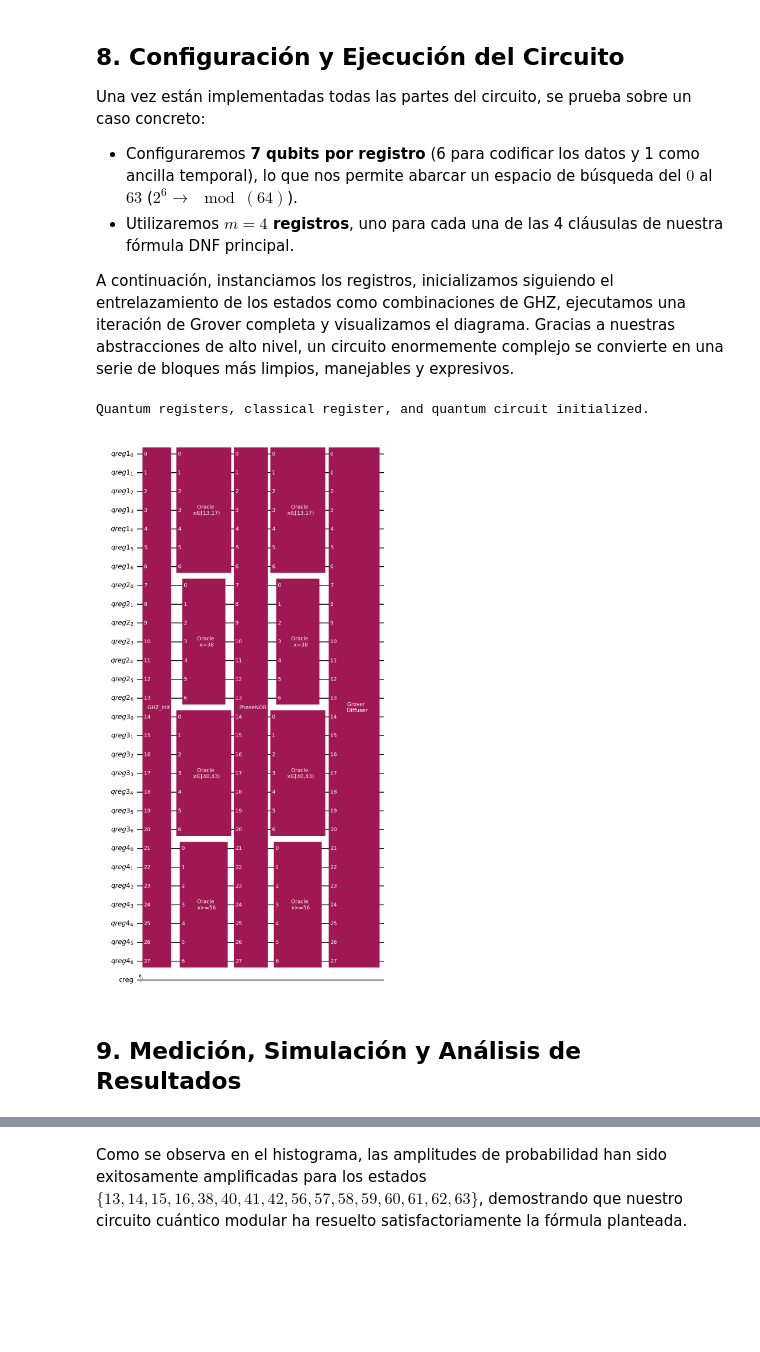
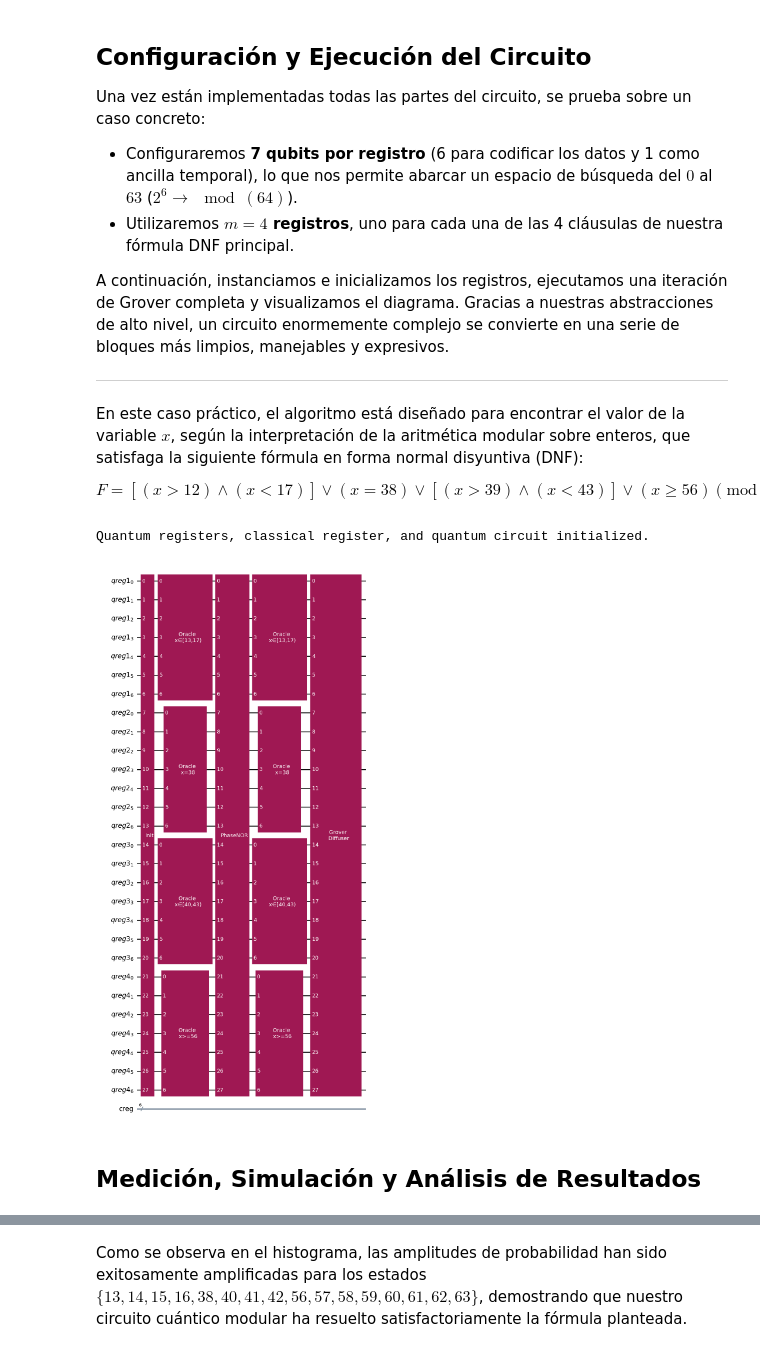
Before and after one commit to davidchs/programando-abstraccion-cuantica, a Jupyter notebook: notebooks/quantum-SMT-solver.ipynb, the cells around one changed output, grey strips where cells are left out. Saved outputs shown, nothing was run; the diff lists cells and outputs as text; code cells hidden in the pictures; blank space fills up the shorter version.

```diff
--- a/notebooks/quantum-SMT-solver.ipynb
+++ b/notebooks/quantum-SMT-solver.ipynb
@@ -94,31 +83,50 @@ def grover_iteration(main_circuit: QuantumCircuit, q_regs: list, qubits: int):
 
   return main_circuit
 # %% [markdown]
-## 8. Configuración y Ejecución del Circuito
+## Configuración y Ejecución del Circuito
 
 Una vez están implementadas todas las partes del circuito, se prueba sobre un caso concreto:
 
-* Configuraremos **7 qubits por registro** (6 para codificar los datos y 1 como ancilla temporal), lo que nos permite abarcar un espacio de búsqueda del $0$ al $63$ ($2^6→\mod(64)$).
+* Configuraremos **7 qubits por registro** (6 para codificar los datos y 1 como ancilla temporal), lo que nos permite abarcar un espacio de búsqueda del $0$ al $63$ ($2^6 \rightarrow\mod(64)$).
 * Utilizaremos **$m = 4$ registros**, uno para cada una de las 4 cláusulas de nuestra fórmula DNF principal.
 
-A continuación, instanciamos los registros, inicializamos siguiendo el entrelazamiento de los estados como combinaciones de GHZ, ejecutamos una iteración de Grover completa y visualizamos el diagrama. Gracias a nuestras abstracciones de alto nivel, un circuito enormemente complejo se convierte en una serie de bloques más limpios, manejables y expresivos.
+A continuación, instanciamos e inicializamos los registros, ejecutamos una iteración de Grover completa y visualizamos el diagrama. Gracias a nuestras abstracciones de alto nivel, un circuito enormemente complejo se convierte en una serie de bloques más limpios, manejables y expresivos.
+
+---
+
+En este caso práctico, el algoritmo está diseñado para encontrar el valor de la variable $x$, según la interpretación de la aritmética modular sobre enteros, que satisfaga la siguiente fórmula en forma normal disyuntiva (DNF):
+
+$$F = [(x > 12) \land (x < 17)] \lor (x = 38) \lor [(x > 39) \land (x < 43)] \lor (x \ge 56) \pmod{64}$$
 # %%
 qubits = 7 # Number of qubits in each register, including the ancilla
 m = 4 # Number of clauses (number of registers)
+k = 1 # Number of Grover iterations
+
+# List of oracles implemented as constraints
+# Beware that this implementation is manual, so the number of oracles and
+# registers must add up
+oracles = [None] * m
+oracles[0] = (oracle_interval(13, 17, qubits-1), 0)
+oracles[1] = (oracle_eq(38, qubits-1), 1)
+oracles[2] = (oracle_interval(40, 43, qubits-1), 2)
+oracles[3] = (oracle_greatereq(56, qubits-1), 3)
+# This case solves the formula in DNF:
+#  F = [(x > 12) ∧ (x < 17)] ∨ (x = 38) ∨ [(x > 39) ∧ (x < 43)] ∨ (x > 55)
+#                                                                 (mod 64)
 
 q_regs = [QuantumRegister(qubits, f'qreg{j+1}') for j in range(m)]
 cr = ClassicalRegister(qubits-1, 'creg')
 main_circuit = QuantumCircuit(*q_regs, cr)
 print('Quantum registers, classical register, and quantum circuit initialized.')
 
-ghz_init(main_circuit, q_regs, qubits)
-grover_iteration(main_circuit, q_regs, qubits)
+init(main_circuit, q_regs, qubits)
+grover_iteration(main_circuit, q_regs, oracles, qubits, k)
 main_circuit.draw('mpl', fold=-1)
 # %% [output]
 Quantum registers, classical register, and quantum circuit initialized.
-[figure, old version]
+[figure, new version]
 # %% [markdown]
-## 9. Medición, Simulación y Análisis de Resultados
+## Medición, Simulación y Análisis de Resultados
 # %%
 def measurement(main_circuit: QuantumCircuit, q_regs: list,
                 cr: ClassicalRegister, qubits: int, shots: int):
```
Also changed, not shown: parts of 8 cells of this notebook, 2 other files.
